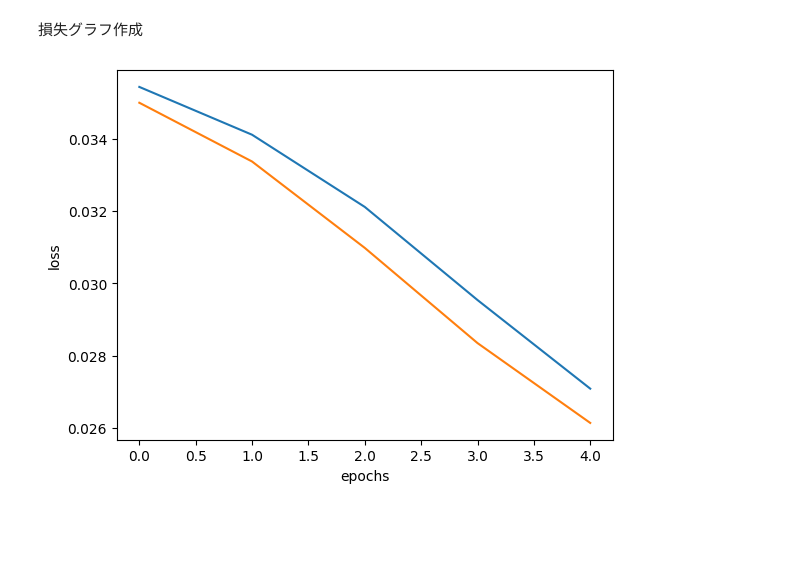
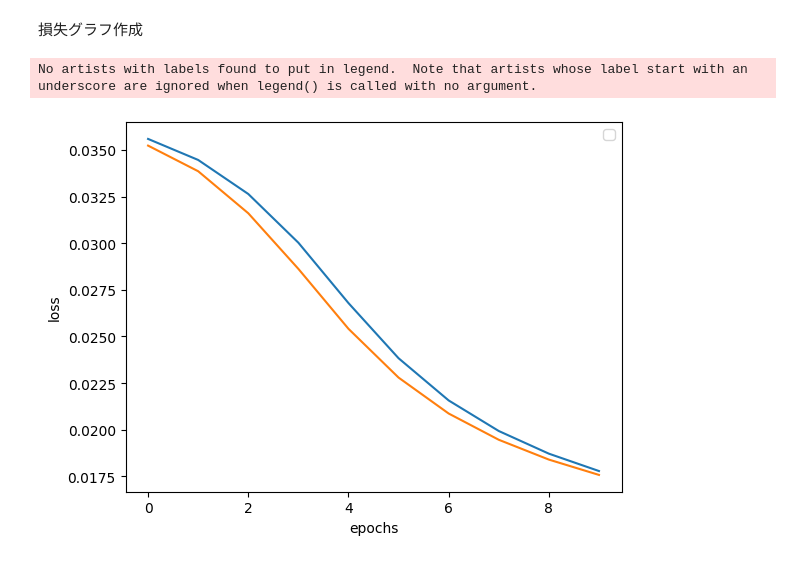
Before and after one commit to Tonomura222/b4_lecture_pytorch, a Jupyter notebook: pytorch_tutorial_v.ipynb, the cells around one changed output. Cells and saved outputs as stored; diff of their text form; code cells hidden in the pictures; blank space fills up the shorter version.

```diff
--- a/pytorch_tutorial_v.ipynb
+++ b/pytorch_tutorial_v.ipynb
@@ -148,10 +147,11 @@ def test(dataloader, model):
 # %% [markdown]
 validation損失をもとに最適epochを決定
 # %%
-epochs = 5
+epochs = 10
 best_epoch = 0
 min_loss = 1000
-os.makedirs("./model/", exist_ok=True)
+model_path = "model/nn/"
+os.makedirs(model_path, exist_ok=True)
 
 train_losses = []
 validation_losses = []
@@ -164,12 +164,13 @@ for t in range(epochs):
     if validation_loss < min_loss:
         best_epoch = t+1
         min_loss = validation_loss
-    torch.save(model.state_dict(), "./model/model_"+str(t+1)+".pth")
-print(best_epoch)
+    torch.save(model.state_dict(), model_path+"model_"+str(t+1)+".pth")
 
-model.load_state_dict(torch.load("model/model_"+str(best_epoch)+".pth"))
+model = NeuralNetwork().to(device)
+model.load_state_dict(torch.load(model_path+"model_"+str(best_epoch)+".pth"))
 test(test_dataloader, model)
 
+print(best_epoch)
 print("Done!")
 # %% [output]
 Epoch 1
@@ -194,8 +195,10 @@ Done!
 # %%
 plt.plot(train_losses)
 plt.plot(validation_losses)
 plt.xlabel("epochs")
 plt.ylabel("loss")
+plt.legend()
 plt.show()
 # %% [output]
+No artists with labels found to put in legend.  Note that artists whose label start with an underscore are ignored when legend() is called with no argument.
-[figure, old version]
+[figure, new version]
```
Also changed, not shown: parts of 4 cells of this notebook, 3 other files.
